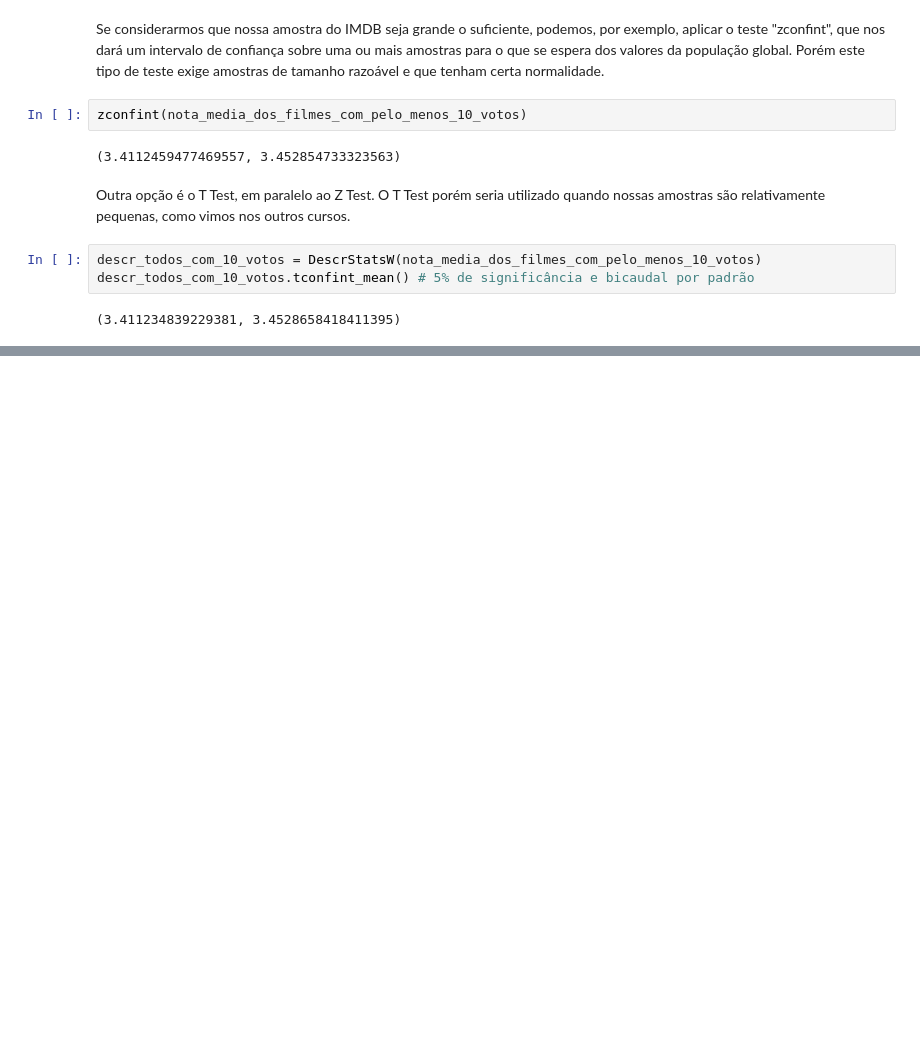
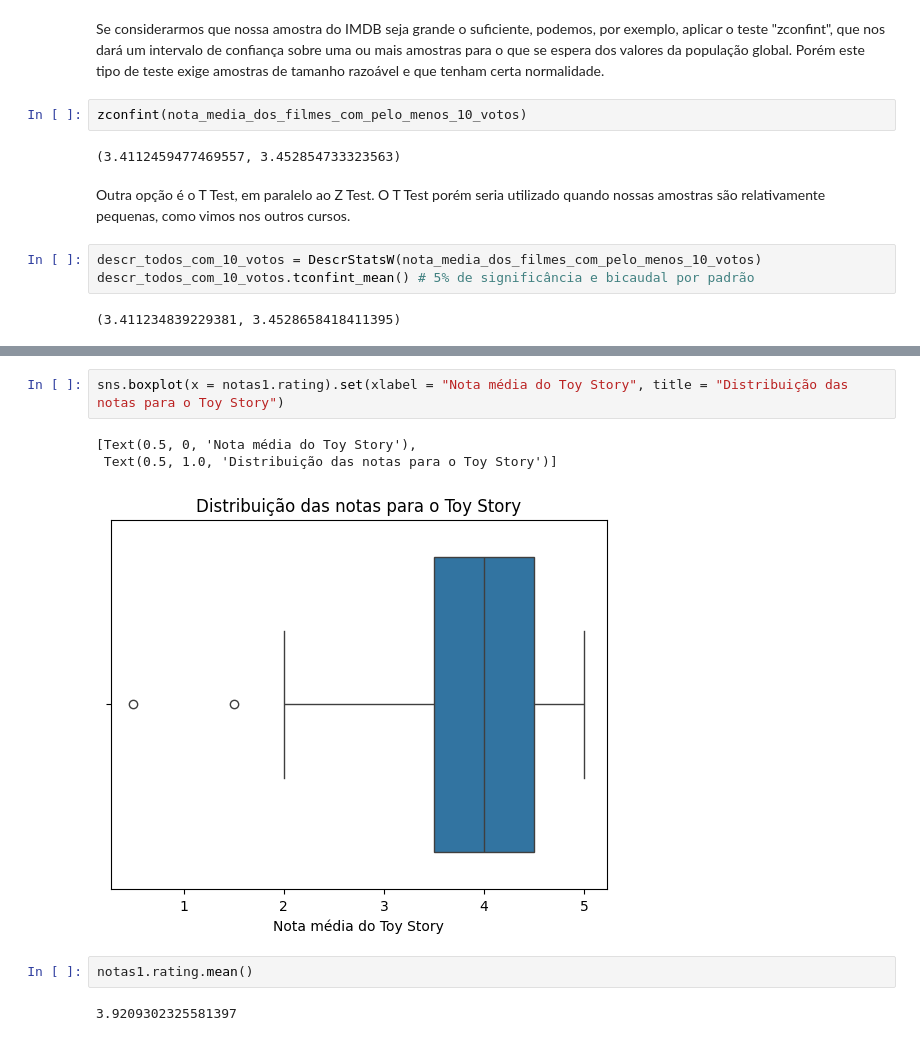
Before and after one commit to fernandowolff/estatistica_python, a Jupyter notebook: testes_estatisticos/Data Science - Introdução a Testes.ipynb, the cells around one changed output, grey strips where cells are left out. Cells and saved outputs as stored; diff of their text form; blank space fills up the shorter version.

```diff
--- a/testes_estatisticos/Data Science - Introdução a Testes.ipynb
+++ b/testes_estatisticos/Data Science - Introdução a Testes.ipynb
@@ -275,0 +302,10 @@ descr_todos_com_10_votos.tconfint_mean() # 5% de significância e bicaudal por p
+# %%
+sns.boxplot(x = notas1.rating).set(xlabel = "Nota média do Toy Story", title = "Distribuição das notas para o Toy Story")
+# %% [output]
+[Text(0.5, 0, 'Nota média do Toy Story'),
+ Text(0.5, 1.0, 'Distribuição das notas para o Toy Story')]
+[figure, added]
+# %%
+notas1.rating.mean()
+# %% [output]
+3.9209302325581397
```
Also changed, not shown: parts of 21 cells of this notebook.
